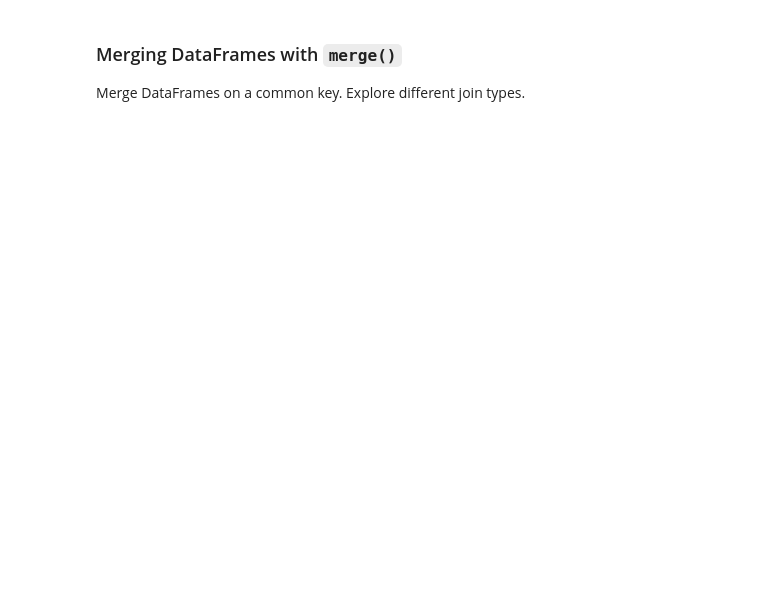
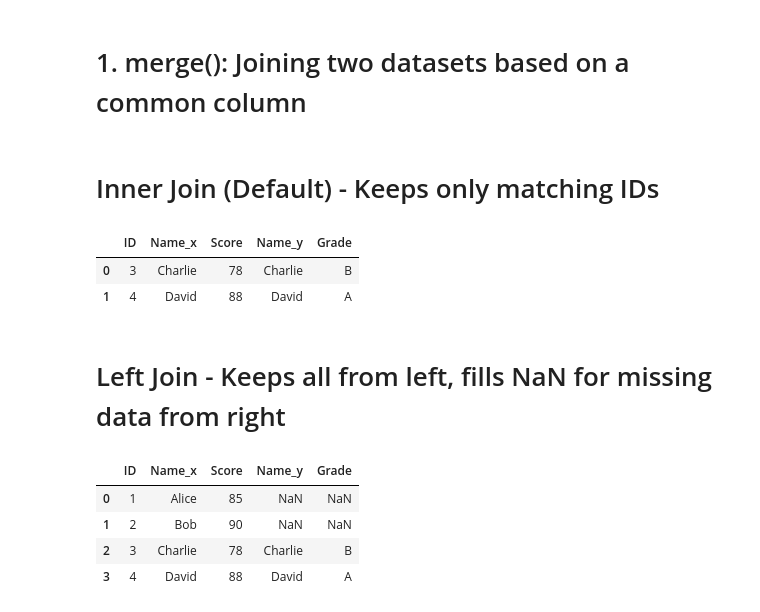
Before and after one commit to Rishabh7406/tut-codes, a Jupyter notebook: -2) notebooks/1) pandas/merging_joining.ipynb, the cells around one changed output. Saved outputs shown, nothing was run; the diff lists cells and outputs as text; code cells hidden in the pictures; blank space fills up the shorter version.

```diff
--- a/-2) notebooks/1) pandas/merging_joining.ipynb
+++ b/-2) notebooks/1) pandas/merging_joining.ipynb
@@ -26,3 +36,0 @@ print(df2)
-# %% [markdown]
-### Merging DataFrames with `merge()`
-Merge DataFrames on a common key. Explore different join types.
@@ -43,0 +37,24 @@ print(outer_merge)
+# %% [markdown]
+
+# 1. merge(): Joining two datasets based on a common column
+# %% [markdown]
+# Inner Join (Default) - Keeps only matching IDs
+# %%
+merged_inner = left.merge(right, on='ID', how='inner')
+display(merged_inner)
+# %% [output]
+|  | ID | Name_x | Score | Name_y | Grade |
+| 0 | 3 | Charlie | 78 | Charlie | B |
+| 1 | 4 | David | 88 | David | A |
+# %% [markdown]
+
+# Left Join - Keeps all from left, fills NaN for missing data from right
+# %%
+grouped_left = left.merge(right, on='ID', how='left')
+display(grouped_left)
+# %% [output]
+|  | ID | Name_x | Score | Name_y | Grade |
+| 0 | 1 | Alice | 85 | NaN | NaN |
+| 1 | 2 | Bob | 90 | NaN | NaN |
+| 2 | 3 | Charlie | 78 | Charlie | B |
+| 3 | 4 | David | 88 | David | A |
```
Also changed, not shown: parts of 22 cells of this notebook.
